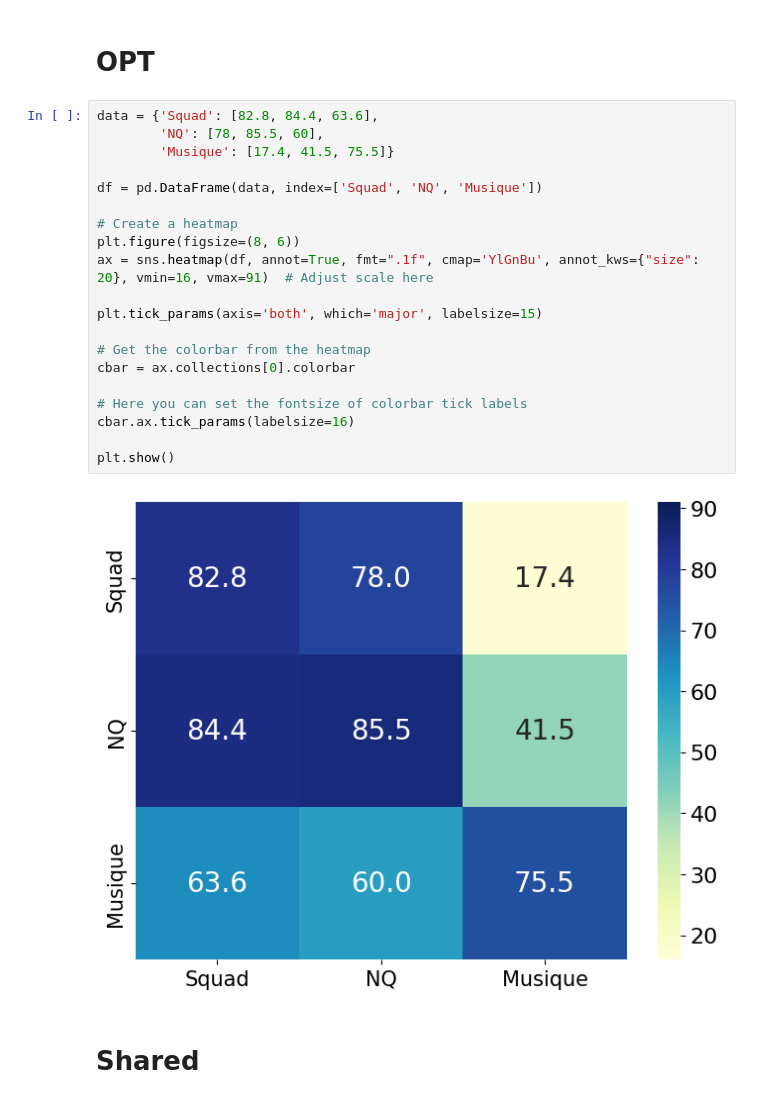
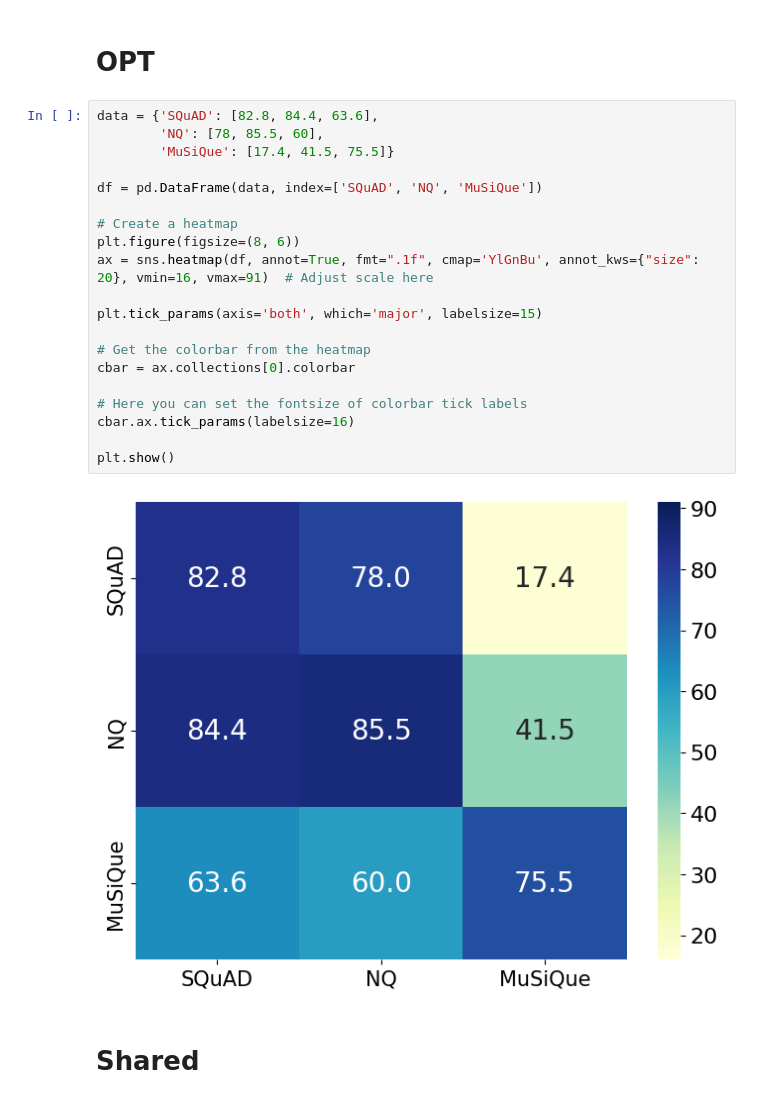
Before and after one commit to lovodkin93/unanswerability, a Jupyter notebook: figures_generation/heat_map_classifier.ipynb, the cells around one changed output. Cells and saved outputs as stored; diff of their text form.

```diff
--- a/figures_generation/heat_map_classifier.ipynb
+++ b/figures_generation/heat_map_classifier.ipynb
@@ -55,27 +55,27 @@ plt.show()
 # %% [markdown]
 # OPT
 # %%
-data = {'Squad': [82.8, 84.4, 63.6],
+data = {'SQuAD': [82.8, 84.4, 63.6],
         'NQ': [78, 85.5, 60],
-        'Musique': [17.4, 41.5, 75.5]}
+        'MuSiQue': [17.4, 41.5, 75.5]}
 
-df = pd.DataFrame(data, index=['Squad', 'NQ', 'Musique'])
+df = pd.DataFrame(data, index=['SQuAD', 'NQ', 'MuSiQue'])
 
 # Create a heatmap
 plt.figure(figsize=(8, 6))
 ax = sns.heatmap(df, annot=True, fmt=".1f", cmap='YlGnBu', annot_kws={"size": 20}, vmin=16, vmax=91)  # Adjust scale here
 
 plt.tick_params(axis='both', which='major', labelsize=15)
 
 # Get the colorbar from the heatmap
 cbar = ax.collections[0].colorbar
 
 # Here you can set the fontsize of colorbar tick labels
 cbar.ax.tick_params(labelsize=16)
 
 plt.show()
 # %% [output]
-[figure, old version]
+[figure, new version]
 # %% [markdown]
 # Shared
 # %%
```
Also changed, not shown: parts of 3 cells of this notebook, 1 other file.
